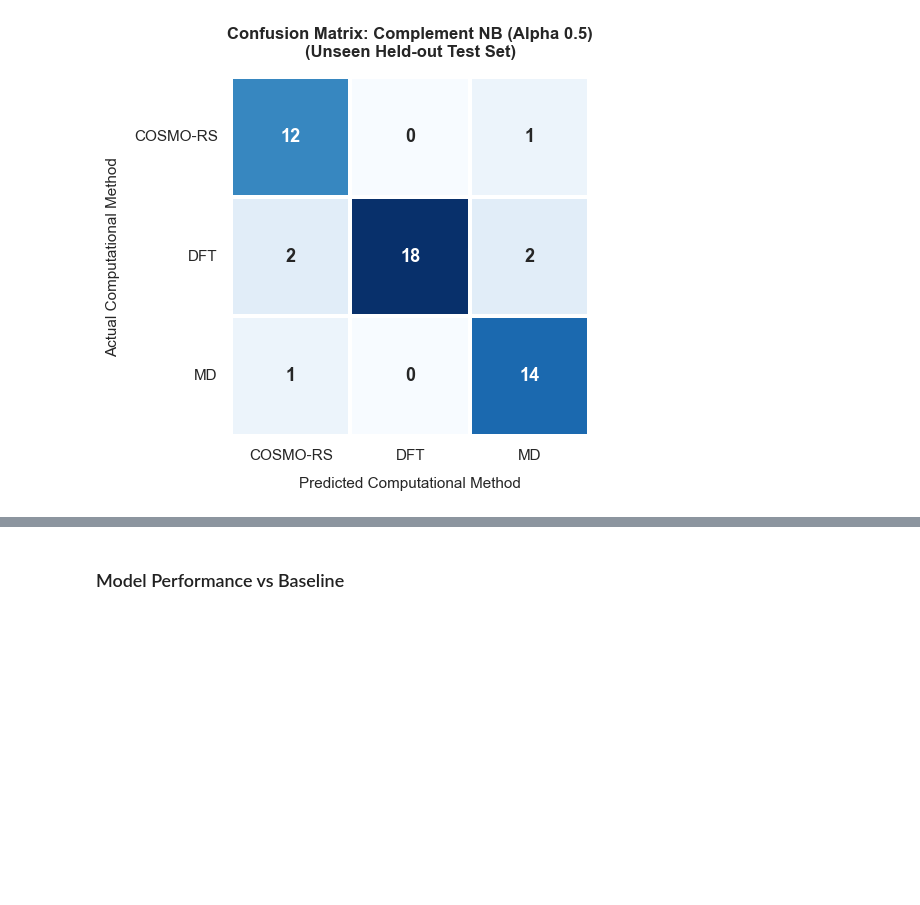
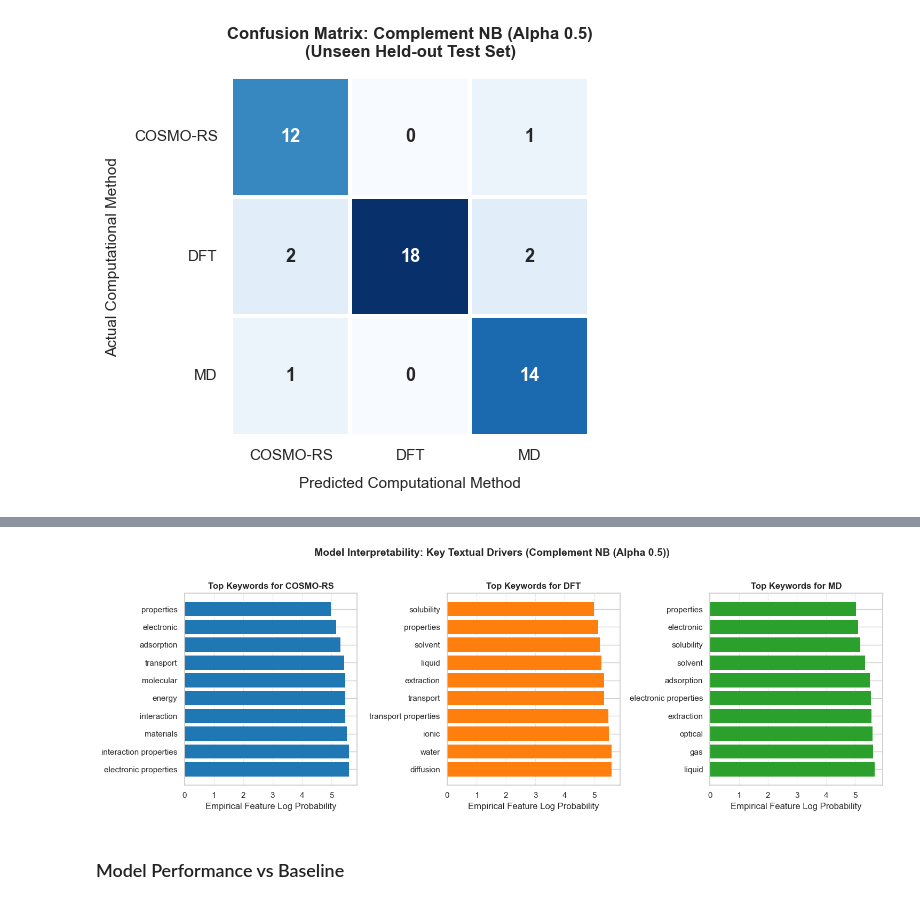
Before and after one commit to ibrahimrasyid/MLCM-Selector, a Jupyter notebook: Model/Model_MLchemTools.ipynb, the cells around one changed output, grey strips where cells are left out. Saved outputs shown, nothing was run; the diff lists cells and outputs as text; code cells hidden in the pictures; blank space fills up the shorter version.

```diff
--- a/Model/Model_MLchemTools.ipynb
+++ b/Model/Model_MLchemTools.ipynb
@@ -572,3 +636,43 @@ plt.show()
+# %%
+# Extract the TF-IDF vectorizer and trained classifier from the best-performing pipeline
+tfidf_step = best_pipe.named_steps["tfidf"]
+clf_step = best_pipe.named_steps["clf"]
+
+# Retrieve the complete TF-IDF feature vocabulary
+feature_names = np.array(tfidf_step.get_feature_names_out())
+class_names = le.classes_  # ['COSMO-RS', 'DFT', 'MD']
+
+fig, axes = plt.subplots(1, 3, figsize=(15, 5), sharex=False)
+colors = ["#1f77b4", "#ff7f0e", "#2ca02c"]
+
+# Iterate through each target class to identify the top 10 discriminative keywords
+for i, class_name in enumerate(class_names):
+    # For Complement Naive Bayes, feature_log_prob_ represents the empirical
+    # log probability of each feature for a given class. Features with the
+    # lowest values are considered the most discriminative for visualization.
+    top10_indices = np.argsort(clf_step.feature_log_prob_[i])[:10]
+
+    top10_features = feature_names[top10_indices]
+    top10_scores = clf_step.feature_log_prob_[i][top10_indices]
+
+    # Generate a horizontal bar chart for the selected keywords
+    axes[i].barh(top10_features, top10_scores, color=colors[i], edgecolor="none")
+    axes[i].invert_yaxis()  # Display the most discriminative keyword at the top
+    axes[i].set_title(f"Top Keywords for {class_name}", fontsize=12, fontweight="bold")
+    axes[i].set_xlabel("Empirical Feature Log Probability")
+    axes[i].grid(axis="x", linestyle="--", alpha=0.5)
+
+plt.suptitle(
+    f"Model Interpretability: Key Textual Drivers ({best_name})",
+    fontsize=14,
+    fontweight="bold",
+    y=1.02,
+)
+plt.tight_layout()
+plt.savefig("Feature_Importance_MLChem.png", dpi=300, bbox_inches="tight")
+plt.show()
+# %% [output]
+[figure, added]
 # %% [markdown]
 ### Model Performance vs Baseline
 # %%
```
Also changed, not shown: parts of 7 cells of this notebook.
